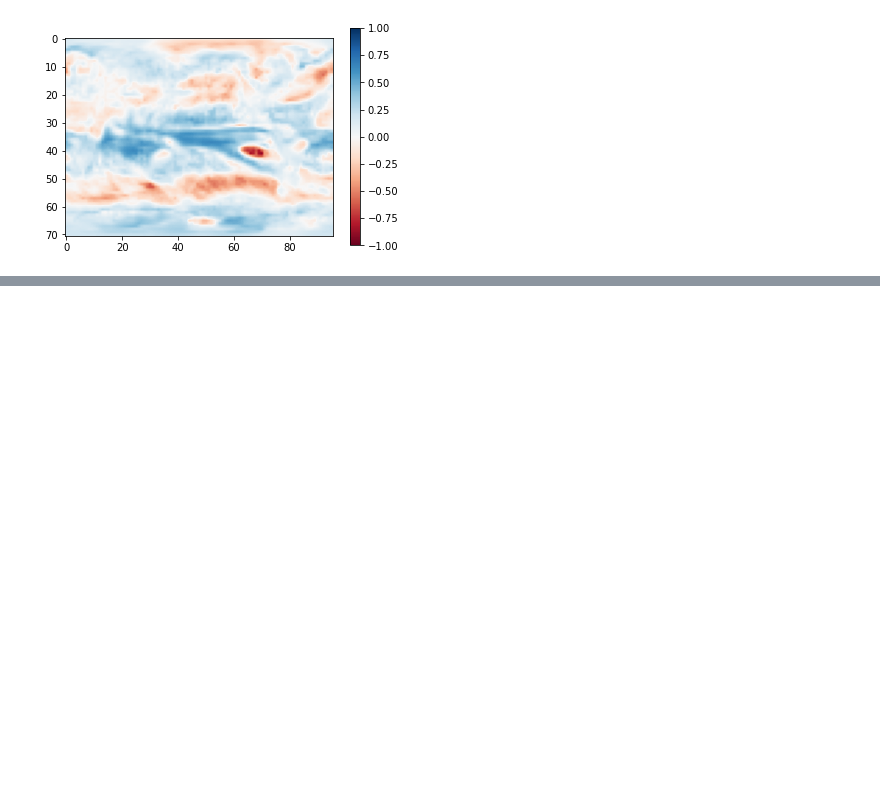
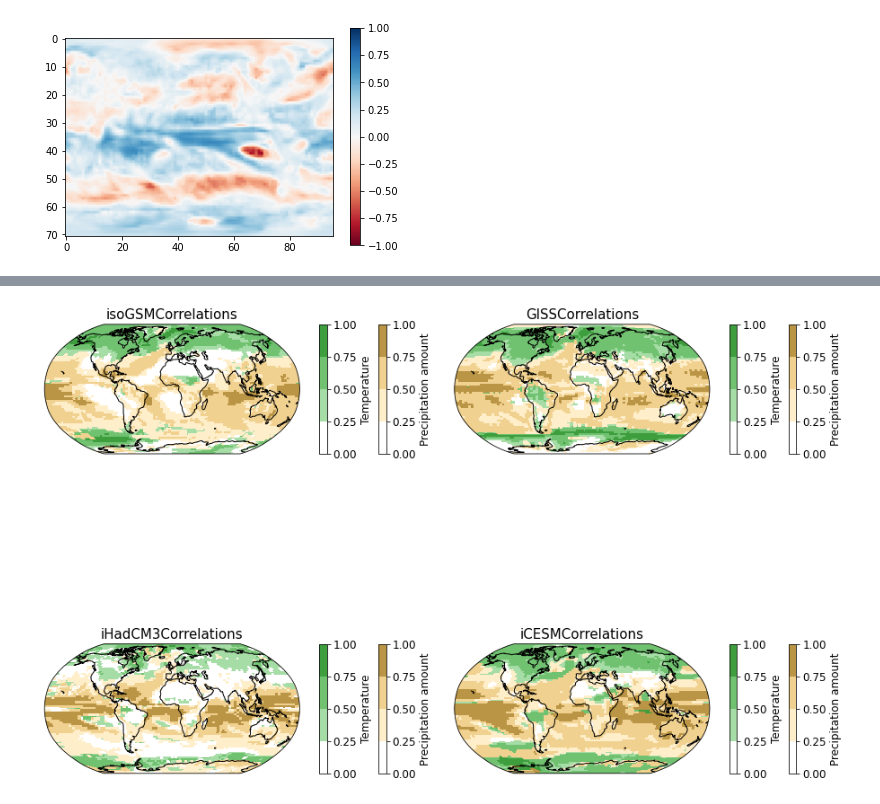
Before and after one commit to jonathanwider/isoEm, a Jupyter notebook: Test_crossprediction.ipynb, the cells around one changed output, grey strips where cells are left out. Cells and saved outputs as stored; diff of their text form; code cells hidden in the pictures; blank space fills up the shorter version.

```diff
--- a/Test_crossprediction.ipynb
+++ b/Test_crossprediction.ipynb
@@ -398,0 +418,22 @@ plt.show()
+# %%
+data_dicts = []
+for ds in dsets:
+    t = ds["train"]["predictors"][:,:1,...]
+    p = ds["train"]["predictors"][:,1:,...]
+    o = ds["train"]["targets"]
+
+    c_t = get_correlation(t,o)[0,...]
+    c_p = get_correlation(p,o)[0,...]
+
+    max_cor = np.amax([abs(c_p),abs(c_t)], axis=0)
+    argmax_cor = np.argmax([abs(c_p),abs(c_t)],axis=0)
+
+    tas_mask = np.where((argmax_cor == 1),True,False)
+    pr_mask = np.where((argmax_cor == 0),True,False)
+
+    tas_img = np.ma.masked_array(max_cor, np.invert(tas_mask))
+    pr_img = np.ma.masked_array(max_cor, np.invert(pr_mask))
+
+    data_dict = {"tsurf": tas_img,
+                 "prec": pr_img}
+    data_dicts.append(data_dict)
@@ -398,0 +447,24 @@ plt.show()
+# %%
+fig, ax = plt.subplots(nrows=2, ncols=2, figsize=corr_style["FIGSIZE"], subplot_kw={'projection': mean_style["PROJECTION"]})
+for i in range(4):
+    plot_masked_data(ax[i//2,i%2], data_dicts[i], descriptions[i]["DATASET_DESCRIPTION"], corr_style,
+                     title=descriptions[i]["DATASET_DESCRIPTION"]["CLIMATE_MODEL"]+"Correlations")
+
+    divider = make_axes_locatable(ax[i//2,i%2])
+    for j, key in enumerate(list(data_dicts[i].keys())):
+        if j==0:
+            ax_cb = divider.new_horizontal(size="3%", pad=0.3, axes_class=plt.Axes)
+        else:
+            ax_cb = divider.new_horizontal(size="3%", pad=0.8, axes_class=plt.Axes)
+        fig.add_axes(ax_cb)
+        cbar = fig.colorbar(
+            matplotlib.cm.ScalarMappable(cmap=corr_style["CMAPS"][key], norm=corr_style["NORM"]),
+            spacing='proportional',
+            orientation='vertical',
+            extend=corr_style["CBAR_EXTEND"], cax=ax_cb)
+        cbar.set_label(corr_style["CBAR_LABELS"][key], fontsize=corr_style["CBAR_FONTSIZE"])
+        cbar.ax.tick_params(labelsize=corr_style["CBAR_FONTSIZE"])
+
+plt.show()
+# %% [output]
+[figure, added]
```
Also changed, not shown: parts of 7 cells of this notebook, 4 other files.
